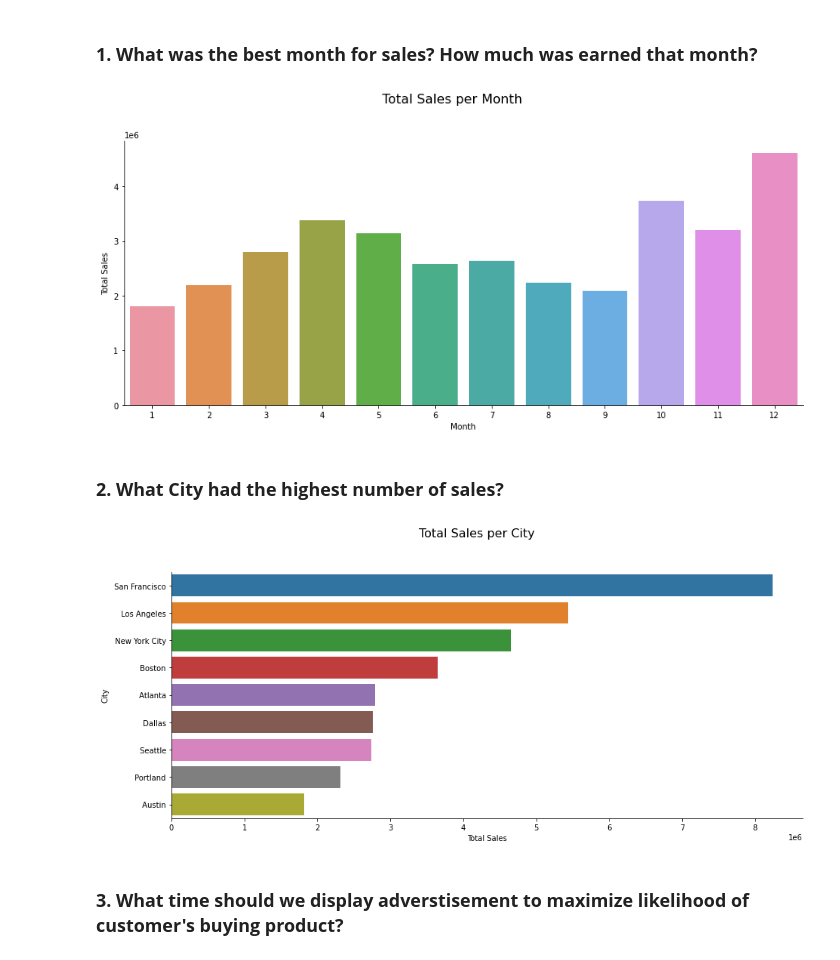
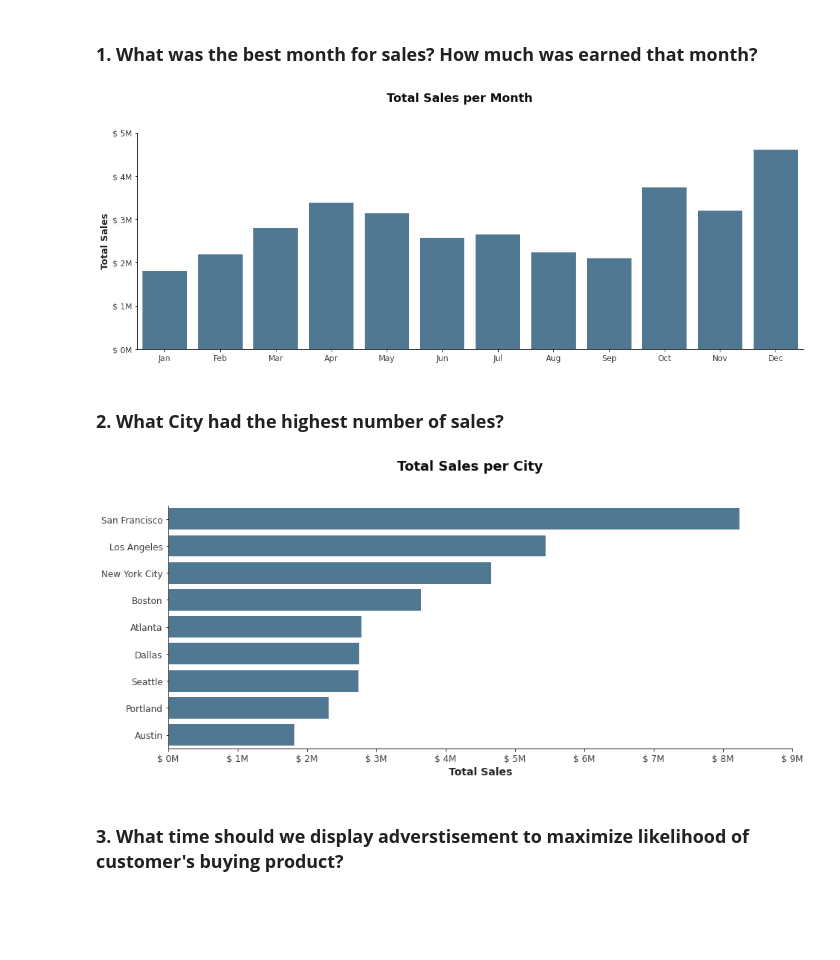
Before and after one commit to abdsyafiq/Sales-Analysis, a Jupyter notebook: Sales_Product_Data.ipynb, the cells around one changed output. Drawn from its saved outputs; the diff is of its cells as text; code cells hidden in the pictures; blank space fills up the shorter version.

Commit message:
update syntax visualization

```diff
--- a/Sales_Product_Data.ipynb
+++ b/Sales_Product_Data.ipynb
@@ -231,11 +232,6 @@ def extract_data(DataFrame):
 
   DataFrame['Hour'] = pd.DatetimeIndex(DataFrame['Order Date']).hour
 
-  def city(address):
-    return address.split(',')[1]
-
-  DataFrame['City'] = DataFrame['Purchase Address'].apply(lambda x: f"{city(x)}")
-
   DataFrame['Total Sales'] = DataFrame['Quantity Ordered'] * DataFrame['Price Each']
 
   return DataFrame
@@ -251,0 +238,11 @@ data.head()
+# %%
+data = extract_data(data)
+
+city = []
+for index, columns in data.iterrows():
+  split_city = columns['Purchase Address'].split(', ')[1]
+  city.append(split_city)
+
+data['City'] = city
+
+data.head()
@@ -294,31 +298,39 @@ Total order not in 2019 : 0
 # %%
 sales_per_month = df.groupby('Month')[['Total Sales']].sum().sort_values('Total Sales', ascending=False).reset_index()
 
-fig, ax = plt.subplots(1, 1,figsize=(15,6))
-fig.suptitle('Total Sales per Month', fontsize=16, verticalalignment='bottom')
+fig, ax = plt.subplots(1, 1,figsize=(18,6))
+fig.suptitle('Total Sales per Month', fontsize=18, verticalalignment='bottom', weight = 'bold', alpha = .95)
 
-sns.barplot(x='Month', y='Total Sales', data=sales_per_month)
-ax.set_ylabel('Total Sales')
-ax.set_xlabel('Month')
+color = ['#457B9D']
+sns.barplot(x='Month', y='Total Sales', data=sales_per_month, palette=color)
+ax.set_ylabel('Total Sales', fontsize=14, weight = 'bold', alpha = .85)
+ax.set_xlabel('')
+ax.set_xticklabels(labels = ['Jan','Feb','Mar','Apr','May','Jun','Jul','Aug','Sep','Oct','Nov','Dec'], fontsize=12, alpha = .75)
+ax.set_yticklabels(labels = ['$ 0M','$ 1M','$ 2M','$ 3M','$ 4M','$ 5M'], fontsize=12, alpha = .75)
+ax.set_ylim(0, 5000000)
 ax.spines['right'].set_visible(False)
 ax.spines['top'].set_visible(False)
 # %% [output]
-[figure, old version]
+[figure, new version]
 # %% [markdown]
 ### **2. What City had the highest number of sales?**
 # %%
-sales_per_month = df.groupby('City')[['Total Sales']].sum().sort_values('Total Sales', ascending=False).reset_index()
+sales_per_city = df.groupby('City')[['Total Sales']].sum().sort_values('Total Sales', ascending=False).reset_index()
 
 fig, ax = plt.subplots(1, 1,figsize=(15,6))
-fig.suptitle('Total Sales per City', fontsize=16, verticalalignment='bottom')
+fig.suptitle('Total Sales per City', fontsize=18, verticalalignment='bottom', weight = 'bold', alpha = .95)
 
-sns.barplot(x='Total Sales', y='City', data=sales_per_month)
-ax.set_ylabel('City')
-ax.set_xlabel('Total Sales')
+color = ['#457B9D']
+sns.barplot(x='Total Sales', y='City', data=sales_per_city, palette=color)
+ax.set_ylabel('')
+ax.set_xlabel('Total Sales', fontsize=14, weight = 'bold', alpha = .85)
+ax.set_yticklabels(labels = ['San Francisco','Los Angeles','New York City','Boston','Atlanta','Dallas','Seattle','Portland','Austin'], fontsize=12, alpha = .75)
+ax.set_xticklabels(labels = ['$ 0M','$ 1M','$ 2M','$ 3M','$ 4M','$ 5M','$ 6M','$ 7M','$ 8M','$ 9M'], fontsize=12, alpha = .75)
+ax.set_xlim(0, 9000000)
 ax.spines['right'].set_visible(False)
 ax.spines['top'].set_visible(False)
 # %% [output]
-[figure, old version]
+[figure, new version]
 # %% [markdown]
 ### **3. What time should we display adverstisement to maximize likelihood of customer's buying product?**
 # %%
```
Also changed, not shown: parts of 12 cells of this notebook.
